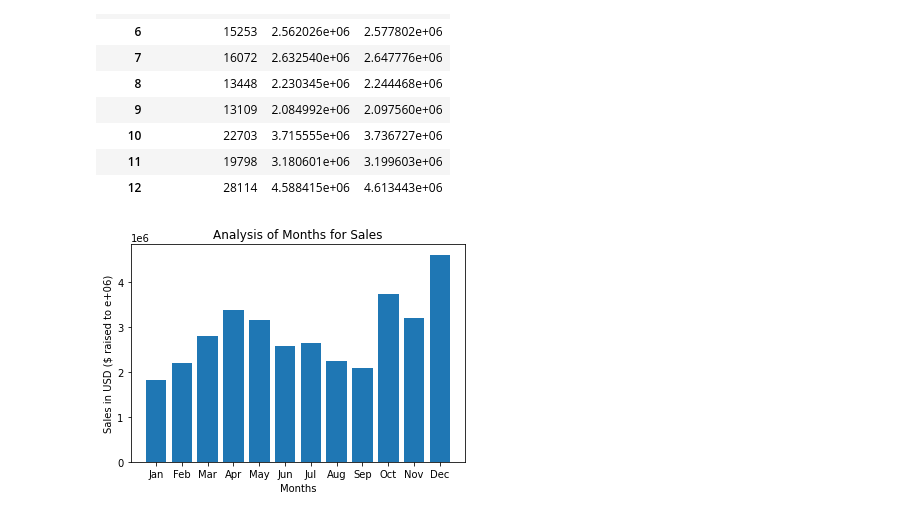
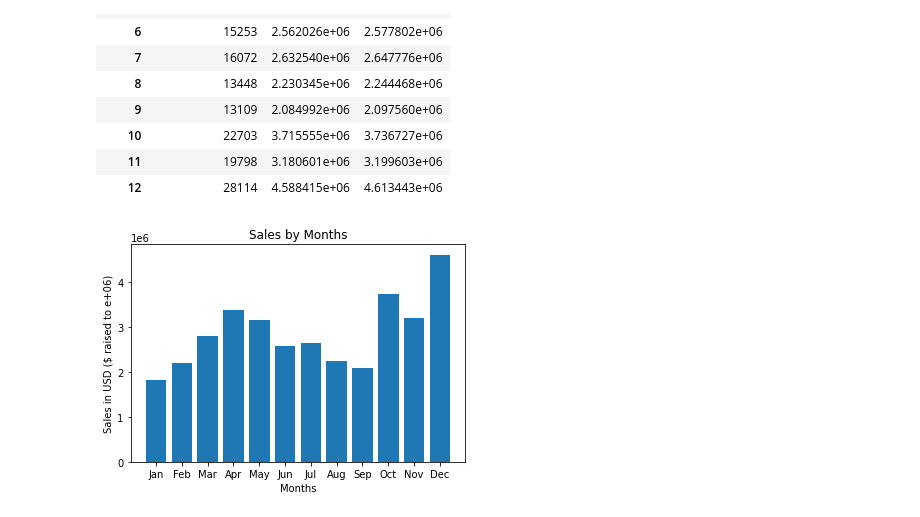
Before and after one commit to smit-sms/Sales-Analysis, a Jupyter notebook: Sales-Analysis.ipynb, the cells around one changed output. Drawn from its saved outputs; the diff is of its cells as text; code cells hidden in the pictures.

Commit message:
More Analysis

```diff
--- a/Sales-Analysis.ipynb
+++ b/Sales-Analysis.ipynb
@@ -111,0 +116,12 @@ all_data.head()
+# %%
+# Using '.apply()' method
+
+def get_city(address):
+    return address.split(',')[1]
+
+def get_state(address):
+    return address.split(',')[2].split(' ')[1]
+
+all_data['City'] = all_data['Purchase Address'].apply(lambda x: get_city(x) + ' (' + get_state(x) + ')')
+
+all_data.head()
@@ -131,15 +154,14 @@ results
 | 12 | 28114 | 4.588415e+06 | 4.613443e+06 |
 # %%
 months = []
-
 for month in range(1,13):
     months.append(calendar.month_abbr[month])
 
-plt.title('Analysis of Months for Sales')
+plt.title('Sales by Months')
 plt.bar(months, results['Sales'])
 plt.xticks(months)
 plt.ylabel('Sales in USD ($ raised to e+06)')
 plt.xlabel('Months')
 plt.show()
 # %% [output]
-[figure, old version]
+[figure, new version]
```
Also changed, not shown: parts of 18 cells of this notebook, 13 other files.
